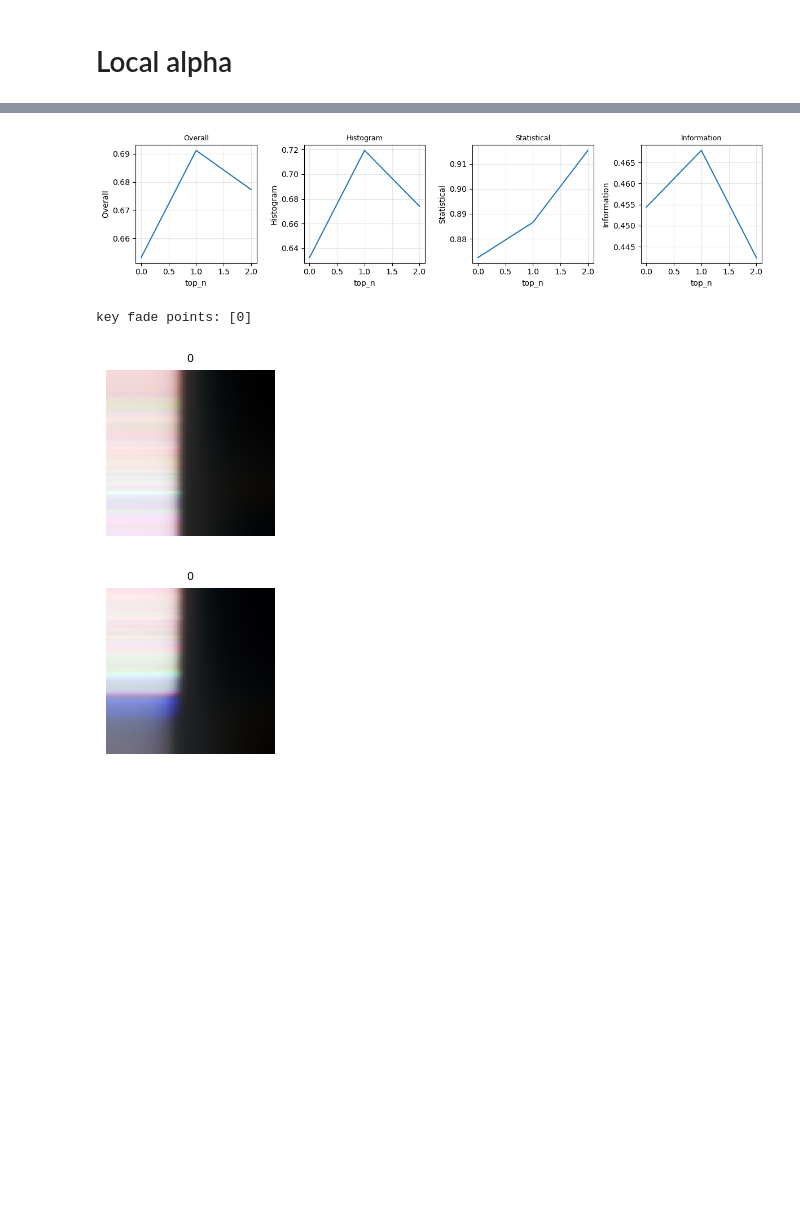
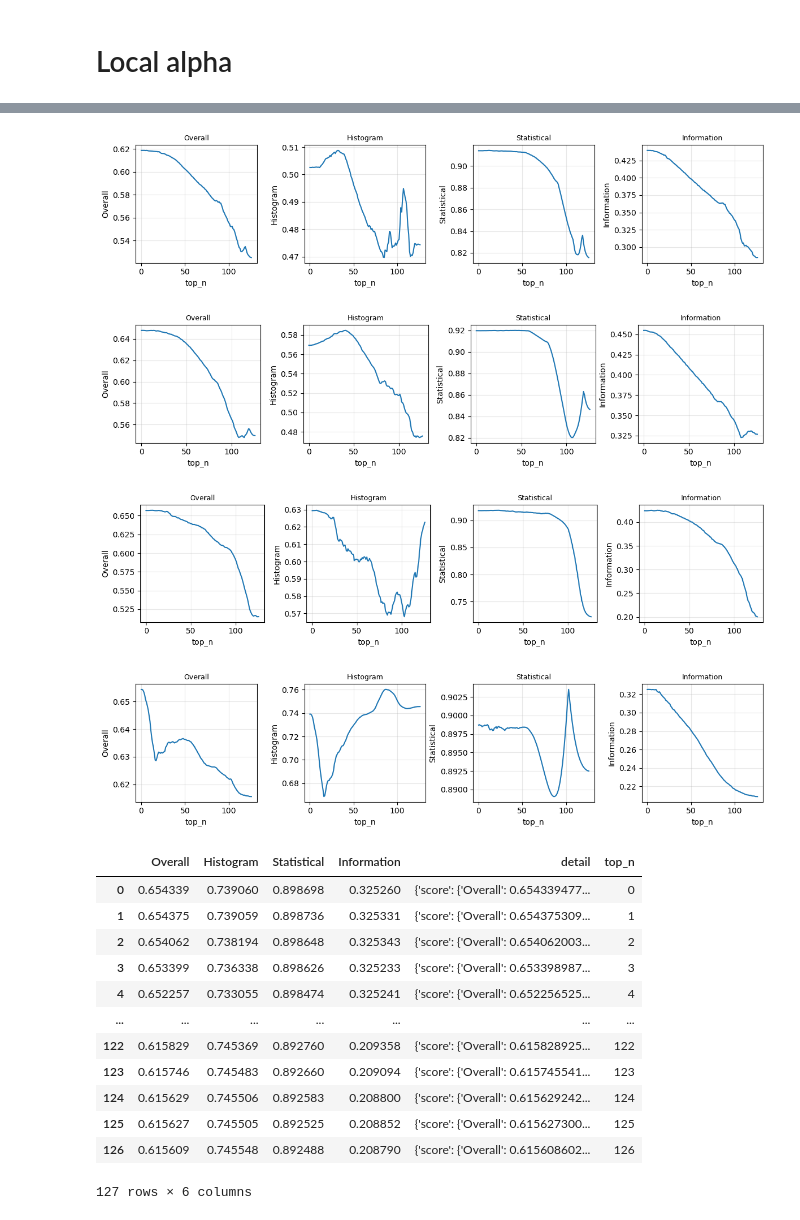
Before and after one commit to jim-xie-cn/Research-Deepfake-v2, a Jupyter notebook: preprocess.ipynb, the cells around one changed output, grey strips where cells are left out. Drawn from its saved outputs; the diff is of its cells as text; code cells hidden in the pictures; blank space fills up the shorter version.

```diff
--- a/preprocess.ipynb
+++ b/preprocess.ipynb
@@ -17,6 +19,8 @@ from DatasetConstruct import CDatasetConstruct
 from ImageSimilarity import CImageSimilarity
 from ImageDecompose import CImageDecompose
 np.set_printoptions(suppress=True, precision=8)
+# %%
+detector = MTCNN(device="cpu")
 # %%
 #不同的real/fake子图的相似度
 def compaire_similar(real_list,fake_list):
@@ -31,8 +35,13 @@ def compaire_similar(real_list,fake_list):
     df_score = pd.DataFrame(all_data)
     df_score['top_n'] = df_score.index
     ys = ["Overall", "Histogram", "Statistical", "Information"]
-    CImageSimilarity.display_plots(df_score, x="top_n", ys=ys)
+    if len(real_list) > 1:
+        CImageSimilarity.display_plots(df_score, x="top_n", ys=ys)
+    else:
+        display(df_score)
+    return df_score
 
+def show_compare(df_score,real_list,fake_list):
     #相似度score的拐点
     idx = CImageSimilarity.find_peaks(-df_score['Overall'],prominence=0.0001)
     if len(idx) == 0:
@@ -50,9 +59,18 @@ real_mean = CImageUtils.read_image("./images/real-mean.exr")
 real_std = CImageUtils.read_image("./images/real-std.exr")
 real_mean = cv2.cvtColor(real_mean, cv2.COLOR_BGR2RGB)
 real_std = cv2.cvtColor(real_std, cv2.COLOR_BGR2RGB)
-CImageUtils.display([real_mean,real_std])
 fake_mean = CImageUtils.read_image("./images/fake-mean.exr")
 fake_std = CImageUtils.read_image("./images/fake-std.exr")
 fake_mean = cv2.cvtColor(fake_mean, cv2.COLOR_BGR2RGB)
 fake_std = cv2.cvtColor(fake_std, cv2.COLOR_BGR2RGB)
-CImageUtils.display([fake_mean,fake_std])
+
+real_mean = get_face_image(detector,"./images/real-mean.exr")
+fake_mean = get_face_image(detector,"./images/fake-mean.exr")
+
+real_mean = CImageUtils.resize(real_mean)
+fake_mean = CImageUtils.resize(fake_mean)
+
+real_mean_list = CImageDecompose(real_mean).get_svd_auto(count=128)
+fake_mean_list = CImageDecompose(fake_mean).get_svd_auto(count=128)
+real_std_list = CImageDecompose(real_std).get_svd_auto(count=128)
+fake_std_list = CImageDecompose(fake_std).get_svd_auto(count=128)
@@ -156,13 +213,32 @@ key fade points: [52]
 # %%
-real_img_mfs = CImageMFS(real_mean,count = 64).get_image_mfs()
-fake_img_mfs = CImageMFS(fake_mean,count = 64).get_image_mfs()
-#real_img_mfs = CImageUtils.normalize_by_channel(np.array(real_img_mfs))
-#fake_img_mfs = CImageUtils.normalize_by_channel(np.array(fake_img_mfs))
-#CImageUtils.display(real_img_mfs)
-#CImageUtils.display(fake_img_mfs)
-compaire_similar(real_img_mfs,fake_img_mfs)
+real_mfs_img = CImageMFS(real_mean_list[51],count = 128).get_image_mfs()
+fake_mfs_img = CImageMFS(fake_mean_list[51],count = 128).get_image_mfs()
+
+real_mfs_img_list = CImageDecompose(real_mfs_img[0]).get_svd_auto(count=128)
+fake_mfs_img_list = CImageDecompose(fake_mfs_img[0]).get_svd_auto(count=128)
+compaire_similar(real_mfs_img_list,fake_mfs_img_list)
+real_mfs_img_list = CImageDecompose(real_mfs_img[1]).get_svd_auto(count=128)
+fake_mfs_img_list = CImageDecompose(fake_mfs_img[1]).get_svd_auto(count=128)
+compaire_similar(real_mfs_img_list,fake_mfs_img_list)
+real_mfs_img_list = CImageDecompose(real_mfs_img[2]).get_svd_auto(count=128)
+fake_mfs_img_list = CImageDecompose(fake_mfs_img[2]).get_svd_auto(count=128)
+compaire_similar(real_mfs_img_list,fake_mfs_img_list)
+compaire_similar(real_mean_list,fake_mean_list)
 # %% [output]
-[figure, old version]
+[figure, new version]
-key fade points: [0]
-[figure, old version]
+[figure, new version]
-[figure, old version]
+[figure, new version]
+[figure, added]
+|  | Overall | Histogram | Statistical | Information | detail | top_n |
+| 0 | 0.654339 | 0.739060 | 0.898698 | 0.325260 | {'score': {'Overall': 0.654339477... | 0 |
+| 1 | 0.654375 | 0.739059 | 0.898736 | 0.325331 | {'score': {'Overall': 0.654375309... | 1 |
+| 2 | 0.654062 | 0.738194 | 0.898648 | 0.325343 | {'score': {'Overall': 0.654062003... | 2 |
+| 3 | 0.653399 | 0.736338 | 0.898626 | 0.325233 | {'score': {'Overall': 0.653398987... | 3 |
+| 4 | 0.652257 | 0.733055 | 0.898474 | 0.325241 | {'score': {'Overall': 0.652256525... | 4 |
+| ... | ... | ... | ... | ... | ... | ... |
+| 122 | 0.615829 | 0.745369 | 0.892760 | 0.209358 | {'score': {'Overall': 0.615828925... | 122 |
+| 123 | 0.615746 | 0.745483 | 0.892660 | 0.209094 | {'score': {'Overall': 0.615745541... | 123 |
+| 124 | 0.615629 | 0.745506 | 0.892583 | 0.208800 | {'score': {'Overall': 0.615629242... | 124 |
+| 125 | 0.615627 | 0.745505 | 0.892525 | 0.208852 | {'score': {'Overall': 0.615627300... | 125 |
+| 126 | 0.615609 | 0.745548 | 0.892488 | 0.208790 | {'score': {'Overall': 0.615608602... | 126 |
+127 rows × 6 columns
```
Also changed, not shown: parts of 20 cells of this notebook, 30 other files.
